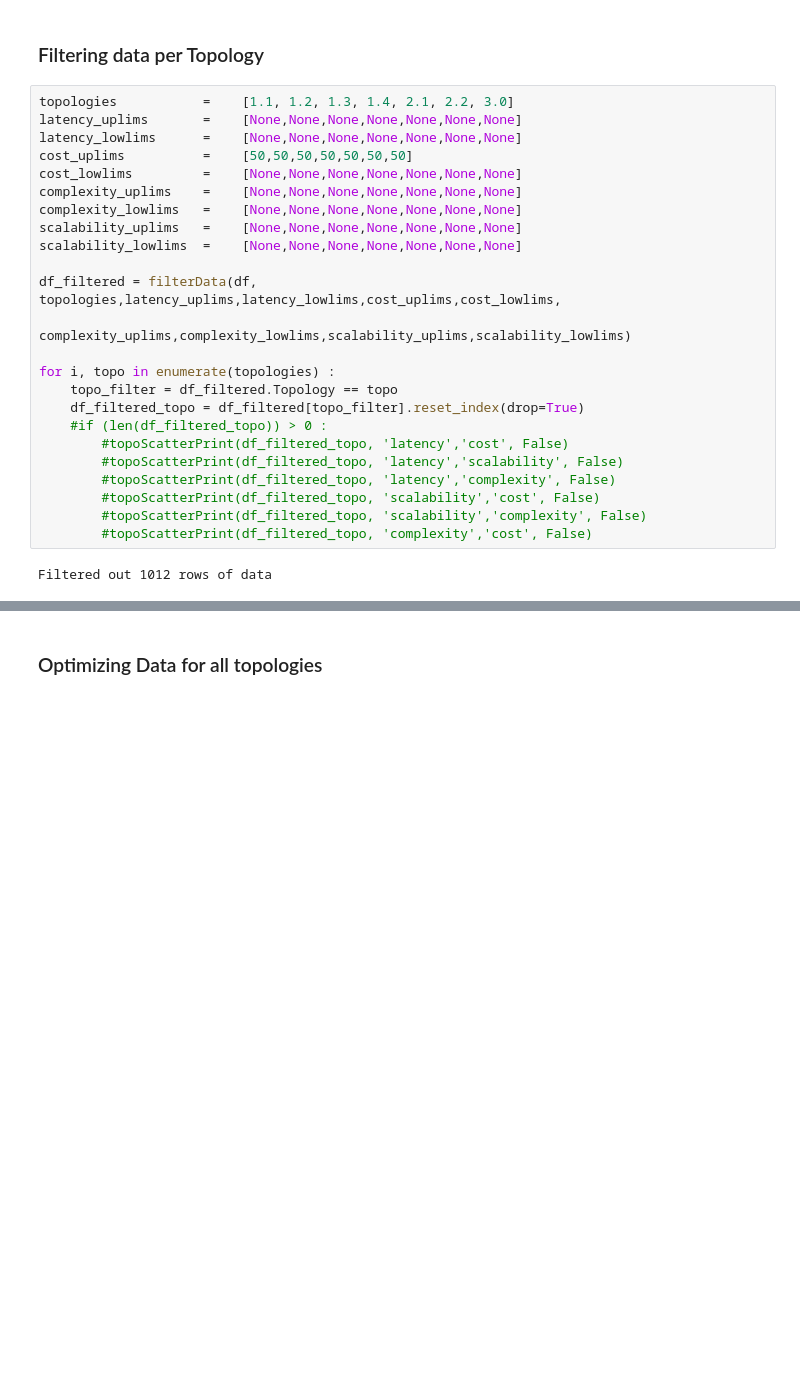
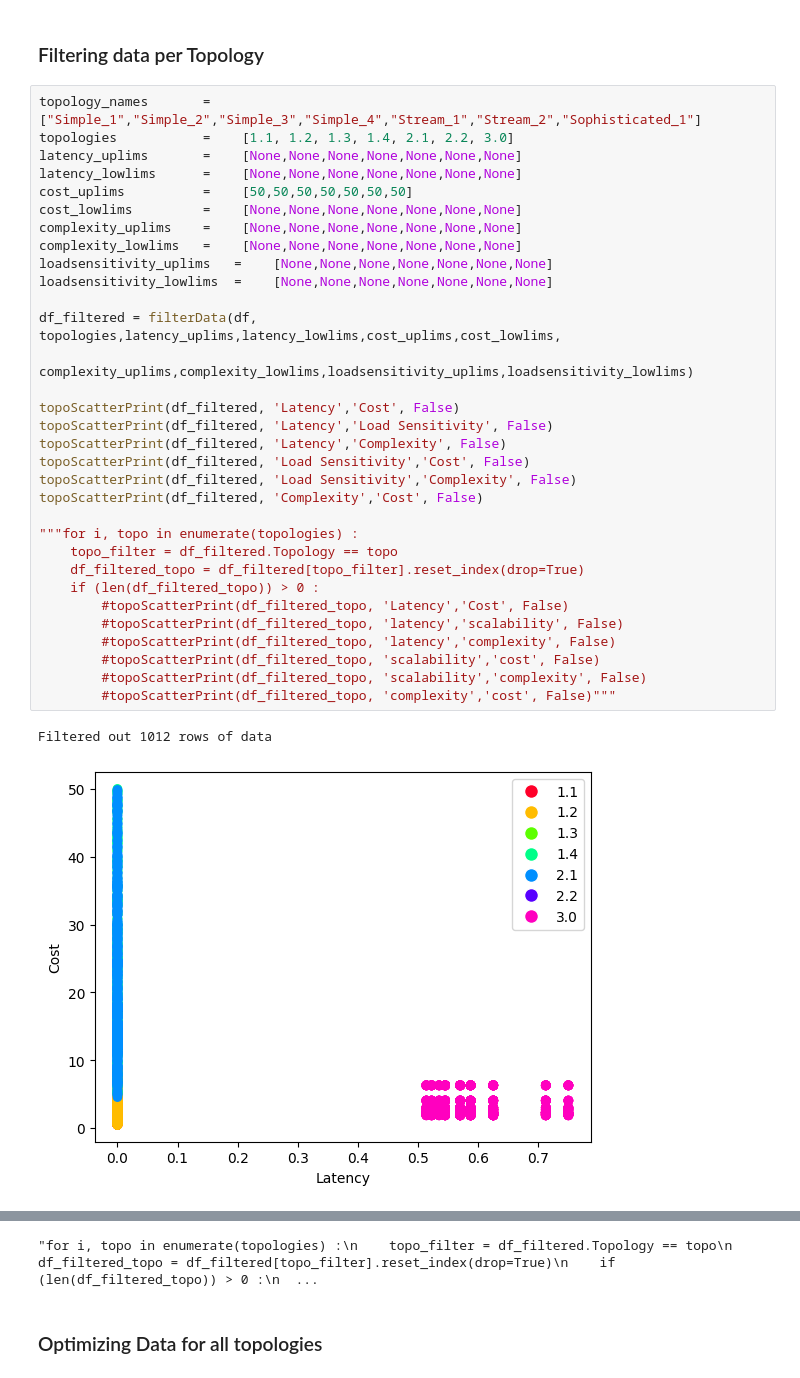
Before and after one commit to karloq/architectural-tradeoff-analysis, a Jupyter notebook: Analysis/PCA_analysis.ipynb, the cells around one changed output, grey strips where cells are left out. Cells and saved outputs as stored; diff of their text form; blank space fills up the shorter version.

```diff
--- a/Analysis/PCA_analysis.ipynb
+++ b/Analysis/PCA_analysis.ipynb
@@ -34,28 +37,37 @@ number_of_topologies = len([x for x in df.columns if x[0].isdigit()])
 # %% [markdown]
 ### Filtering data per Topology
 # %%
+topology_names       =    ["Simple_1","Simple_2","Simple_3","Simple_4","Stream_1","Stream_2","Sophisticated_1"]
 topologies           =    [1.1, 1.2, 1.3, 1.4, 2.1, 2.2, 3.0]
 latency_uplims       =    [None,None,None,None,None,None,None]
 latency_lowlims      =    [None,None,None,None,None,None,None]
 cost_uplims          =    [50,50,50,50,50,50,50]
 cost_lowlims         =    [None,None,None,None,None,None,None]
 complexity_uplims    =    [None,None,None,None,None,None,None]
 complexity_lowlims   =    [None,None,None,None,None,None,None]
-scalability_uplims   =    [None,None,None,None,None,None,None]
-scalability_lowlims  =    [None,None,None,None,None,None,None]
+loadsensitivity_uplims   =    [None,None,None,None,None,None,None]
+loadsensitivity_lowlims  =    [None,None,None,None,None,None,None]
 
 df_filtered = filterData(df, topologies,latency_uplims,latency_lowlims,cost_uplims,cost_lowlims,
-                        complexity_uplims,complexity_lowlims,scalability_uplims,scalability_lowlims)
+                        complexity_uplims,complexity_lowlims,loadsensitivity_uplims,loadsensitivity_lowlims)
 
-for i, topo in enumerate(topologies) :
+topoScatterPrint(df_filtered, 'Latency','Cost', False)
+topoScatterPrint(df_filtered, 'Latency','Load Sensitivity', False)
+topoScatterPrint(df_filtered, 'Latency','Complexity', False)
+topoScatterPrint(df_filtered, 'Load Sensitivity','Cost', False)
+topoScatterPrint(df_filtered, 'Load Sensitivity','Complexity', False)
+topoScatterPrint(df_filtered, 'Complexity','Cost', False)
+
+"""for i, topo in enumerate(topologies) :
     topo_filter = df_filtered.Topology == topo
     df_filtered_topo = df_filtered[topo_filter].reset_index(drop=True)
-    #if (len(df_filtered_topo)) > 0 :
-        #topoScatterPrint(df_filtered_topo, 'latency','cost', False)
+    if (len(df_filtered_topo)) > 0 :
+        #topoScatterPrint(df_filtered_topo, 'Latency','Cost', False)
         #topoScatterPrint(df_filtered_topo, 'latency','scalability', False)
         #topoScatterPrint(df_filtered_topo, 'latency','complexity', False)
         #topoScatterPrint(df_filtered_topo, 'scalability','cost', False)
         #topoScatterPrint(df_filtered_topo, 'scalability','complexity', False)
-        #topoScatterPrint(df_filtered_topo, 'complexity','cost', False)
+        #topoScatterPrint(df_filtered_topo, 'complexity','cost', False)"""
 # %% [output]
 Filtered out 1012 rows of data
+[figure, added]
@@ -62,3 +79,4 @@ Filtered out 1012 rows of data
+"for i, topo in enumerate(topologies) :\n    topo_filter = df_filtered.Topology == topo\n    df_filtered_topo = df_filtered[topo_filter].reset_index(drop=True)\n    if (len(df_filtered_topo)) > 0 :\n  ...
 # %% [markdown]
 ### Optimizing Data for all topologies
 # %%
```
Also changed, not shown: parts of 14 cells of this notebook, 3 other files.
